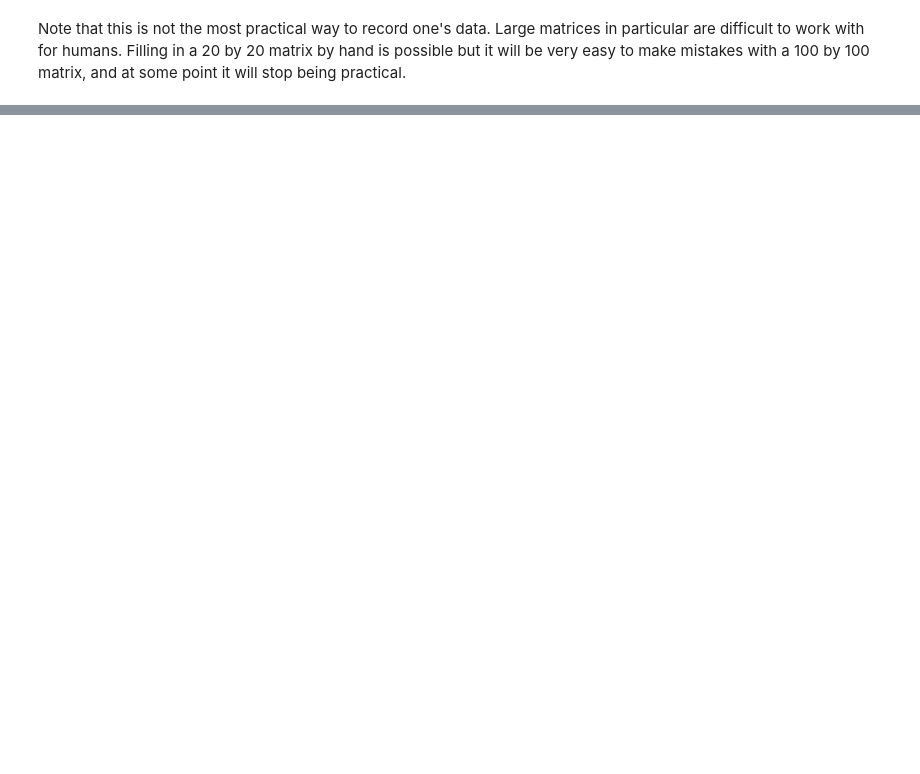
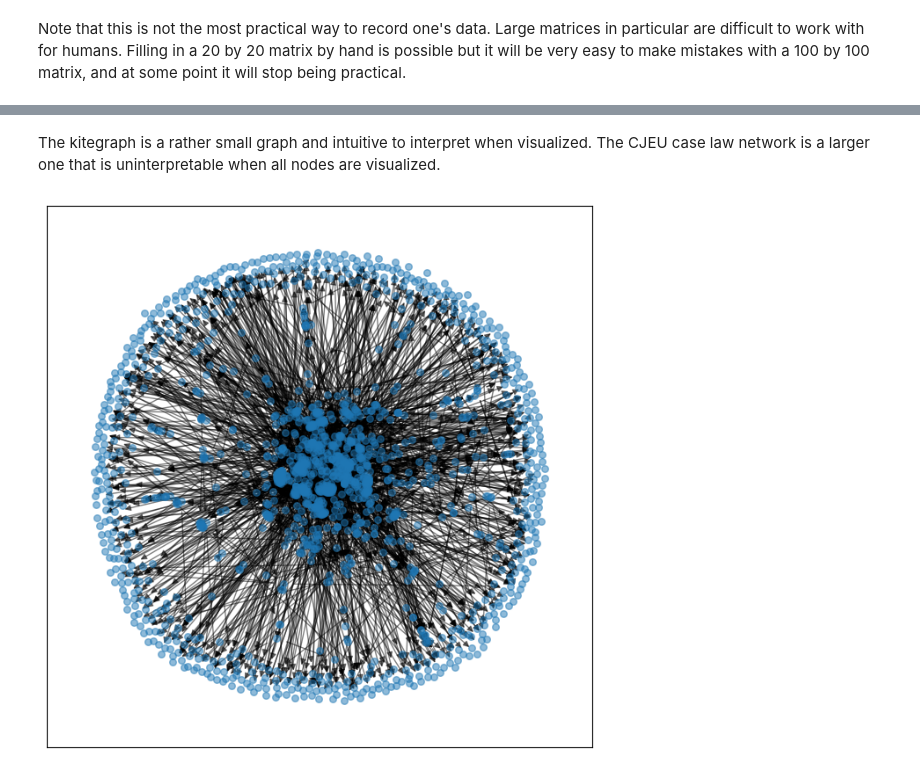
Before and after one commit to maastrichtlawtech/legalnetworkanalysis_textbook, a Jupyter notebook: Chapter_5_Data_Collection_and_Preparation.ipynb, the cells around one changed output, grey strips where cells are left out. Saved outputs shown, nothing was run; the diff lists cells and outputs as text; code cells hidden in the pictures; blank space fills up the shorter version.

```diff
--- a/Chapter_5_Data_Collection_and_Preparation.ipynb
+++ b/Chapter_5_Data_Collection_and_Preparation.ipynb
@@ -86,0 +138,10 @@ In the network visualization you will see the relationships that are logged in t
+# %% [markdown]
+The kitegraph is a rather small graph and intuitive to interpret when visualized. The CJEU case law network is a larger one that is uninterpretable when all nodes are visualized.
+# %%
+g_consprot = load_graph_from_json("data/g_consprot.json")
+plt.figure(figsize=(8,8))
+pos = nx.spring_layout(g_consprot)
+nx.draw_networkx_nodes(g_consprot, pos=pos, node_color="tab:blue", node_size=30, alpha=0.5)
+nx.draw_networkx_edges(g_consprot, pos=pos, edge_color="black", alpha=0.5);
+# %% [output]
+[figure, added]
```
Also changed, not shown: parts of 23 cells of this notebook, 3 other files.
